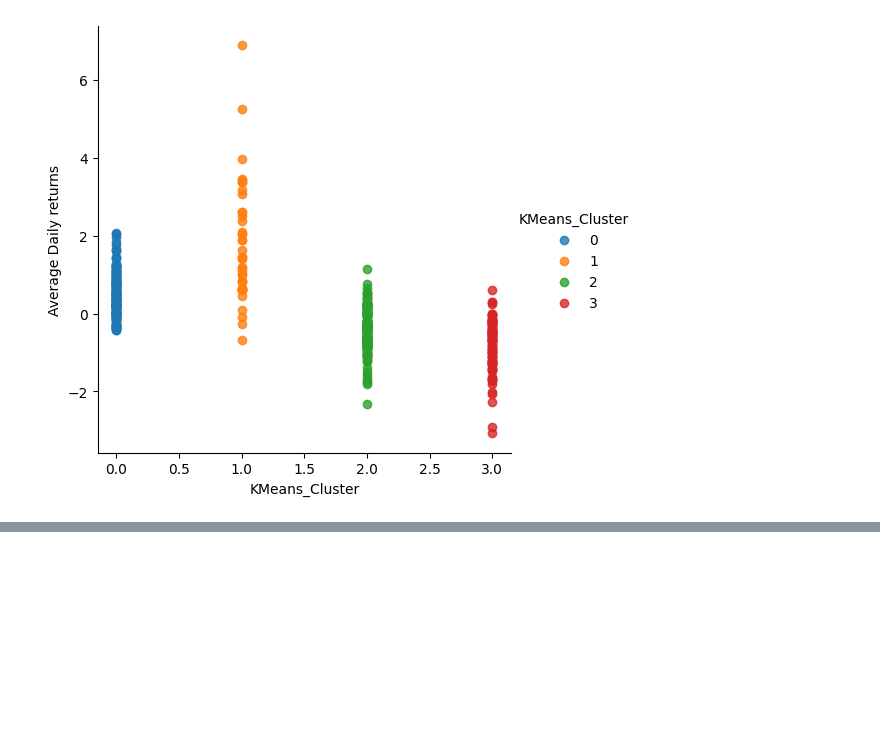
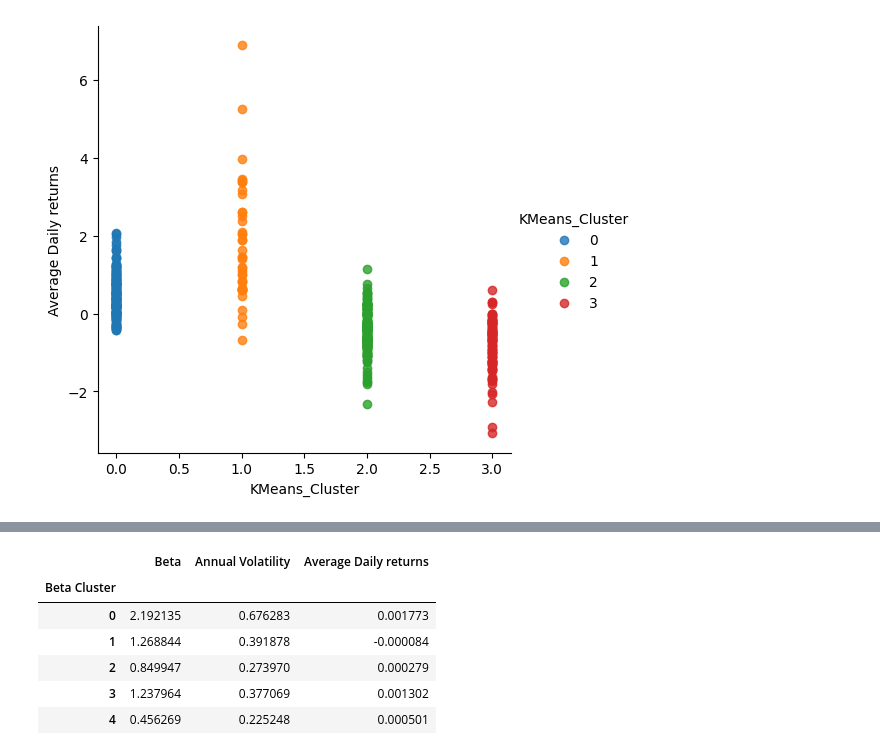
Before and after one commit to abdullaawad/Data-Warehousing-Coursework, a Jupyter notebook: DWCoursework.ipynb, the cells around one changed output, grey strips where cells are left out. Drawn from its saved outputs; the diff is of its cells as text; code cells hidden in the pictures; blank space fills up the shorter version.

```diff
--- a/DWCoursework.ipynb
+++ b/DWCoursework.ipynb
@@ -800,0 +821,11 @@ legend=True, legend_out=True);
+# %%
+cluster_interp = all_dim.groupby('Beta Cluster')[['Beta','Annual Volatility', 'Average Daily returns']].mean()
+cluster_interp
+# %% [output]
+|  | Beta | Annual Volatility | Average Daily returns |
+| Beta Cluster |  |  |  |
+| 0 | 2.192135 | 0.676283 | 0.001773 |
+| 1 | 1.268844 | 0.391878 | -0.000084 |
+| 2 | 0.849947 | 0.273970 | 0.000279 |
+| 3 | 1.237964 | 0.377069 | 0.001302 |
+| 4 | 0.456269 | 0.225248 | 0.000501 |
```
Also changed, not shown: parts of 3 cells of this notebook.
